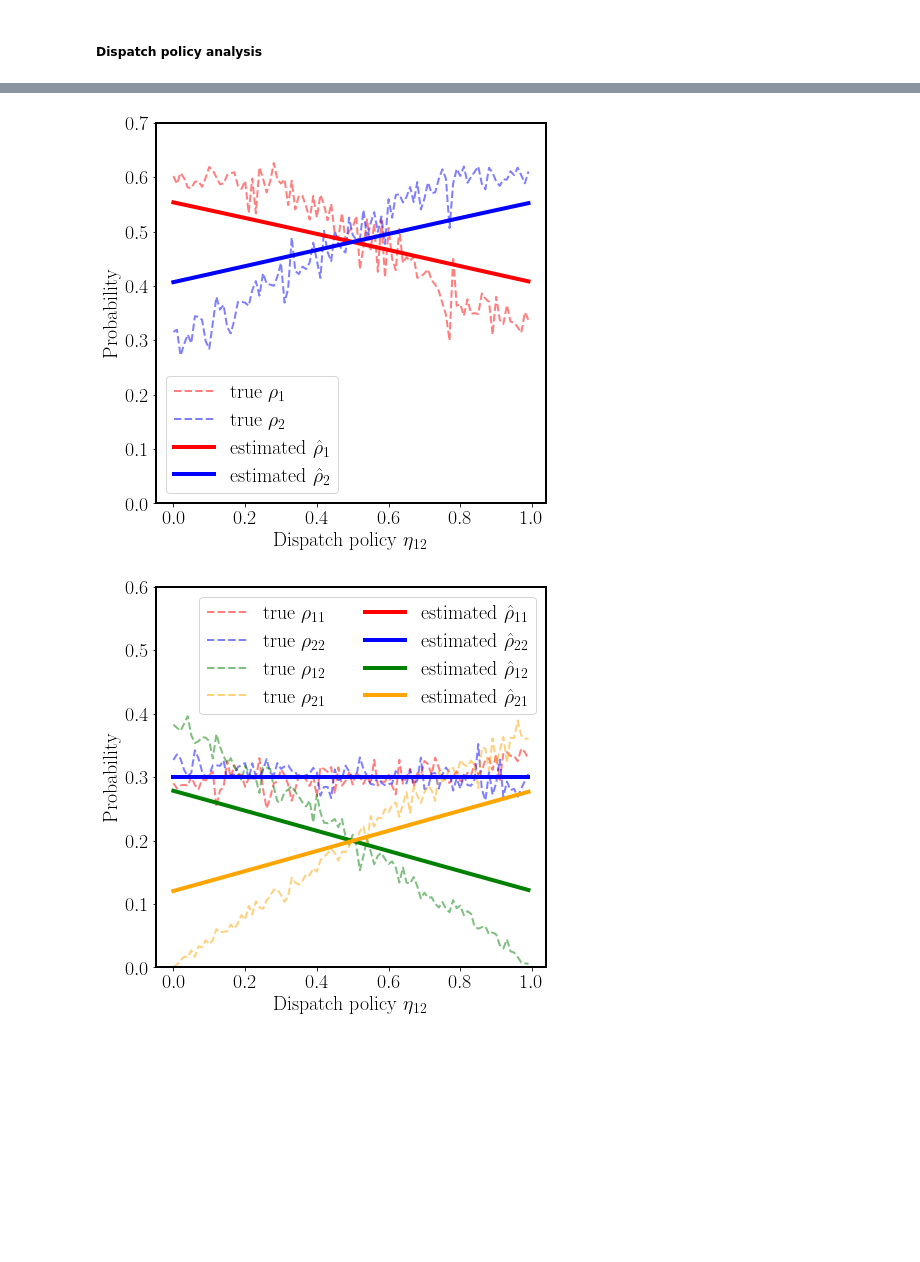
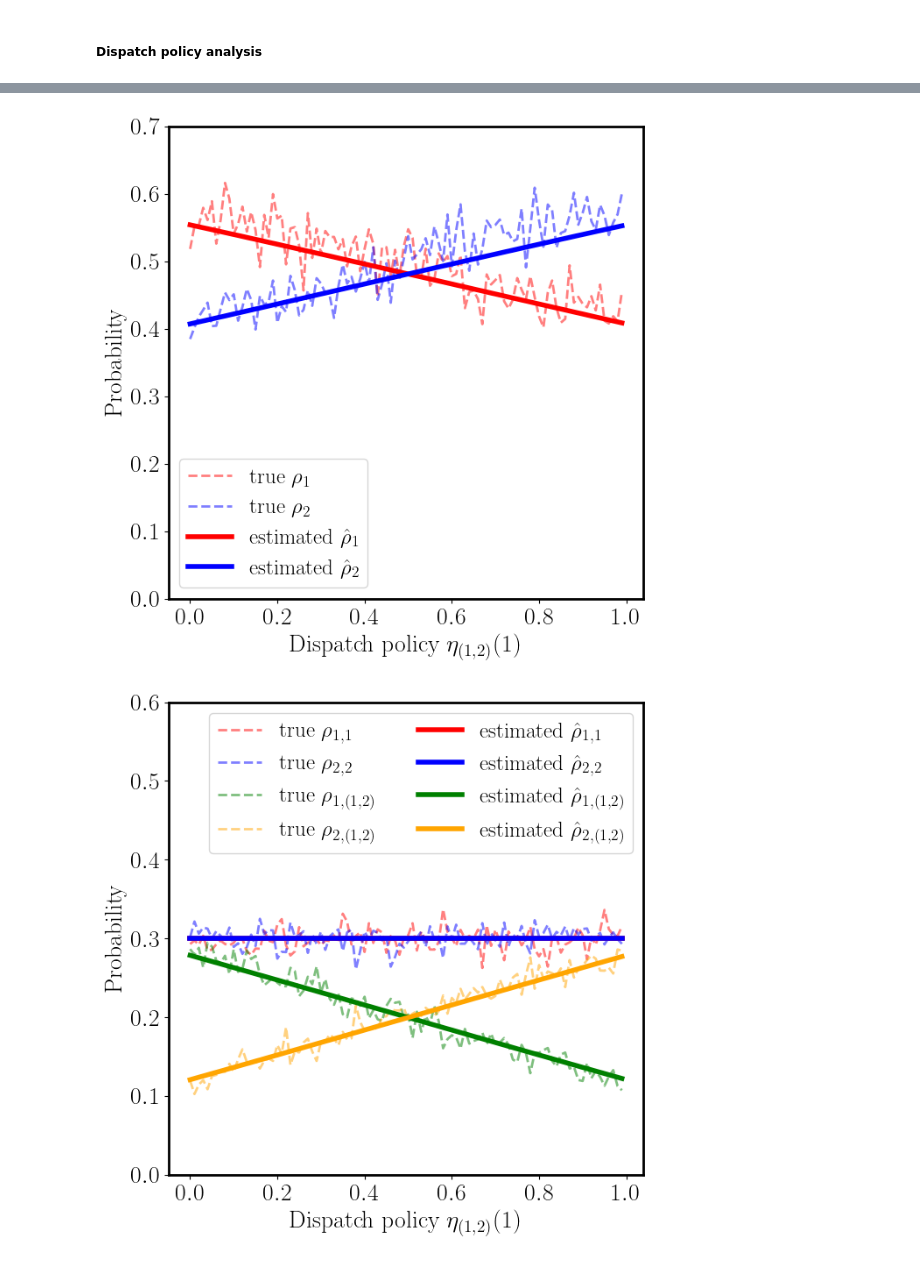
Before and after one commit to meowoodie/Hyperlattice-Queueing-Model, a Jupyter notebook: hyperlattice_queue.ipynb, the cells around one changed output, grey strips where cells are left out. Cells and saved outputs as stored; diff of their text form; code cells hidden in the pictures; blank space fills up the shorter version.

```diff
--- a/hyperlattice_queue.ipynb
+++ b/hyperlattice_queue.ipynb
@@ -374,7 +372,7 @@ T2 = np.array([
 ])
 
 # Unit-test
-hq = HyperlatticeQ(I=2, A=A2, Lam=Lam2, Eta=Eta2, mu=5, K=6)
+hq = HyperlatticeQ(I=2, A=A2, Lam=Lam2, Eta=Eta2, mu=5, K=6, inf=10)
 print(hq.Pi_N)
 print(hq.Pi_N.sum())
 print(hq.Pi_B.sum())
@@ -404,7 +404,7 @@ print(perf.t_region)
 # %% [markdown]
 # Simulation Model
 # %%
-!pip install -U simpy
+# !pip install -U simpy
 
 import math
 import simpy
@@ -443,6 +443,7 @@ class SimplePatrolSimulation(object):
         self.env.run(until=niters)
         self.end_time         = self.env.now
 
+
     def _policy(self, event_loc, polices):
         """
         Return the assigned police given the location of the events and all
@@ -451,21 +452,24 @@ class SimplePatrolSimulation(object):
         responsible_polices = [
             police
             for police in polices
-            if police['region'].contains(Point(event_loc)) ]                    # the police is responsible for the call if the call is received in the area that the police is in charge of.
+            if police['region'].contains(Point(event_loc))]  # the police is responsible for the call if the call is received in the area that the police is in charge of.
 
-        # police = responsible_polices[
-        #     np.argmin([len(police['resource'].queue)                            # choose the police with the shortest queue that belongs to the list of responsible polices.
-        #     for police in responsible_polices ])]
+        available_polices = [
+            police
+            for police in polices
+            if police['region'].contains(Point(event_loc)) and police['resource'].count == 0]  # the police is responsible for the call if the call is received in the area that the police is in charge of.
 
-        assigned_police_id = 0
-        if len(responsible_polices) == 1:
-            assigned_police_id = 0
+        if len(available_polices) == 1:
+            return available_polices[0]
         else:
-            # assigned_police_id = random.choice([0, 1])
-            assigned_police_id = np.random.binomial(1, self.eta, 1)[0]
+            if len(responsible_polices) == 1:
+                return responsible_polices[0]
+            elif len(responsible_polices) == 2:
+                return responsible_polices[np.random.binomial(1, self.eta, 1)[0]]
+            else:
+                print('No police to serve!')
+                assert()
 
-        police = responsible_polices[assigned_police_id]
-        return police
 
     def event(self, police, event_loc):
         """
@@ -1028,7 +1132,7 @@ for eta in tqdm(np.linspace(0., .99, 100)):
             'region':   Polygon(subregion_polygons[1]),
             'resource': simpy.Resource(env, capacity=1),
             'service_rate': 1.}],
-        speed=10.,
+        speed=10,
         eta=eta,
         event_lam=1.,
         niters=1000)
@@ -1056,6 +1160,6 @@ hq_rhos_eta  = np.array(hq_rhos_eta)
 sim_Rhos_eta = np.array(sim_Rhos_eta)
 hq_Rhos_eta  = np.array(hq_Rhos_eta)
 
-plot_rho(sim_rhos_eta, hq_rhos_eta, x=np.linspace(0., .99, 100), xlabel=r"Dispatch policy $\eta_{12}$", ylim=[0, .7])
-plot_Rho(sim_Rhos_eta, hq_Rhos_eta, x=np.linspace(0., .99, 100), xlabel=r"Dispatch policy $\eta_{12}$", ylim=[0, .6])
+plot_rho(sim_rhos_eta, hq_rhos_eta, x=np.linspace(0., .99, 100), xlabel=r"Dispatch policy $\eta_{(1,2)}(1)$", ylim=[0, .7])
+plot_Rho(sim_Rhos_eta, hq_Rhos_eta, x=np.linspace(0., .99, 100), xlabel=r"Dispatch policy $\eta_{(1,2)}(1)$", ylim=[0, .6])
 # %% [output]
@@ -1062,2 +1183,2 @@ plot_Rho(sim_Rhos_eta, hq_Rhos_eta, x=np.linspace(0., .99, 100), xlabel=r"Dispat
-[figure, old version]
+[figure, new version]
-[figure, old version]
+[figure, new version]
```
Also changed, not shown: parts of 18 cells of this notebook, 3 other files.
